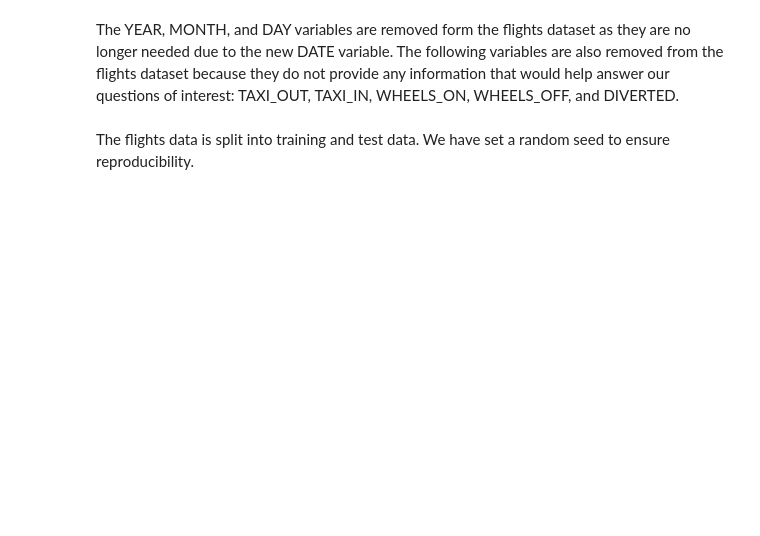
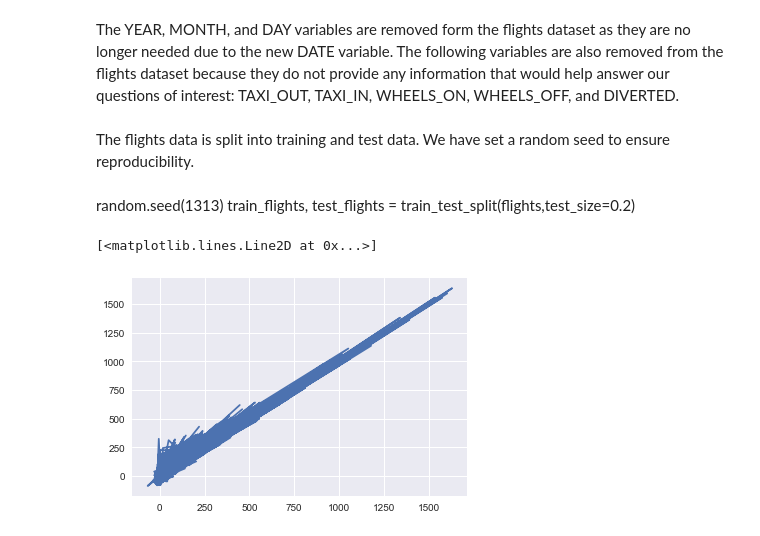
Before and after one commit to epmarie/415final, a Jupyter notebook: 415Project.ipynb, the cells around one changed output. Cells and saved outputs as stored; diff of their text form; code cells hidden in the pictures; blank space fills up the shorter version.

```diff
--- a/415Project.ipynb
+++ b/415Project.ipynb
@@ -23,6 +24,11 @@ flights = pd.read_csv('flights.csv' , low_memory=False)
 We have decided to use only a subset of the data from the flights dataset, because of the large number of entries. We will be focusing on the following airlines: United Air Lines Inc., American Airlines Inc., Frontier Airlines Inc., JetBlue Airways, Skywest Airlines Inc. Alaska Airlines Inc., Spirit Air Lines, Southwest Airlines Co., and Delta Air Lines Inc.
 # %% [markdown]
 The three date variables YEAR, MONTH, and DAY from the flights dataset are consolidated into a single datetime variable, DATE.
+# %%
+includedAirports = ["ATL","LAX","ORD","DFW","JFK","DEN","SFO","LAS","CLT","SEA","PHX","MIA","MCO",
+                    "IAH","EWR","MSP","BOS","DTW","PHL","LGA","FLL","BWI","DCA","SLC","MDW"]
+flights = flights[flights['ORIGIN_AIRPORT'].isin(includedAirports)]
+flights = flights[flights['DESTINATION_AIRPORT'].isin(includedAirports)]
 # %%
 excludedAirlines = ["VX","MQ","HA","EV","US"]
 flights = flights[~flights['AIRLINE'].isin(excludedAirlines)]
@@ -43,9 +49,2 @@ def format_hour(nums):
 # %% [markdown]
 The function format_hour() is called on by three time variables in the flights dataset: DEPARTURE_TIME, SCHEDULED_ARRIVAL, and ARRIVAL_TIME. Now the date and time variables are all datetime objects.
-# %%
-flights['DEPARTURE_TIME'] = flights['DEPARTURE_TIME'].apply(format_hour)
-flights['SCHEDULED_ARRIVAL'] = flights['SCHEDULED_ARRIVAL'].apply(format_hour)
-flights['ARRIVAL_TIME'] = flights['ARRIVAL_TIME'].apply(format_hour)
-
-flights.loc[:5, ['SCHEDULED_DEPARTURE', 'SCHEDULED_ARRIVAL', 'DEPARTURE_TIME',
-             'ARRIVAL_TIME', 'DEPARTURE_DELAY', 'ARRIVAL_DELAY']]
@@ -60,7 +59,7 @@ flights.loc[:5, ['SCHEDULED_DEPARTURE', 'SCHEDULED_ARRIVAL', 'DEPARTURE_TIME',
 The YEAR, MONTH, and DAY variables are removed form the flights dataset as they are no longer needed due to the new DATE variable. The following variables are also removed from the flights dataset because they do not provide any information that would help answer our questions of interest: TAXI_OUT, TAXI_IN, WHEELS_ON, WHEELS_OFF, and DIVERTED.
 # %%
 variables_to_remove = ['TAXI_OUT', 'TAXI_IN', 'WHEELS_ON', 'WHEELS_OFF', 'YEAR',
-                       'MONTH','DAY', 'DIVERTED']
+                       'TAIL_NUMBER', 'FLIGHT_NUMBER']
 flights.drop(variables_to_remove, axis = 1, inplace = True)
 # %% [markdown]
 The flights data is split into training and test data. We have set a random seed to ensure reproducibility.
@@ -69,0 +66,10 @@ train_flights, test_flights = train_test_split(flights,test_size=0.2)
+# %% [markdown]
+random.seed(1313)
+train_flights, test_flights = train_test_split(flights,test_size=0.2)
+# %%
+sns.set()
+plt.plot(flights.DEPARTURE_DELAY, flights.ARRIVAL_DELAY)
+#sns.heatmap(flights)
+# %% [output]
+[<matplotlib.lines.Line2D at 0x...>]
+[figure, added]
```
Also changed, not shown: parts of 7 cells of this notebook.
